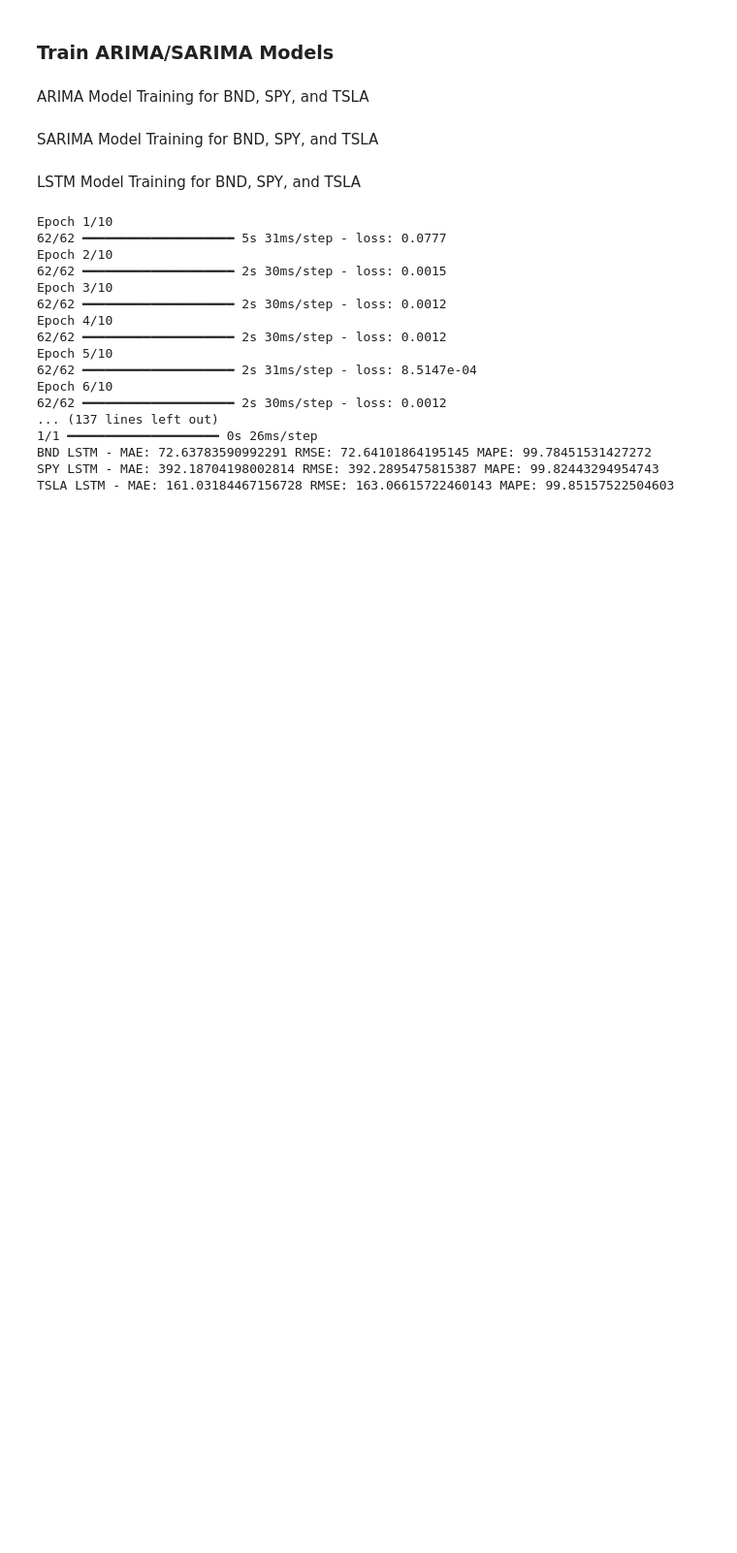
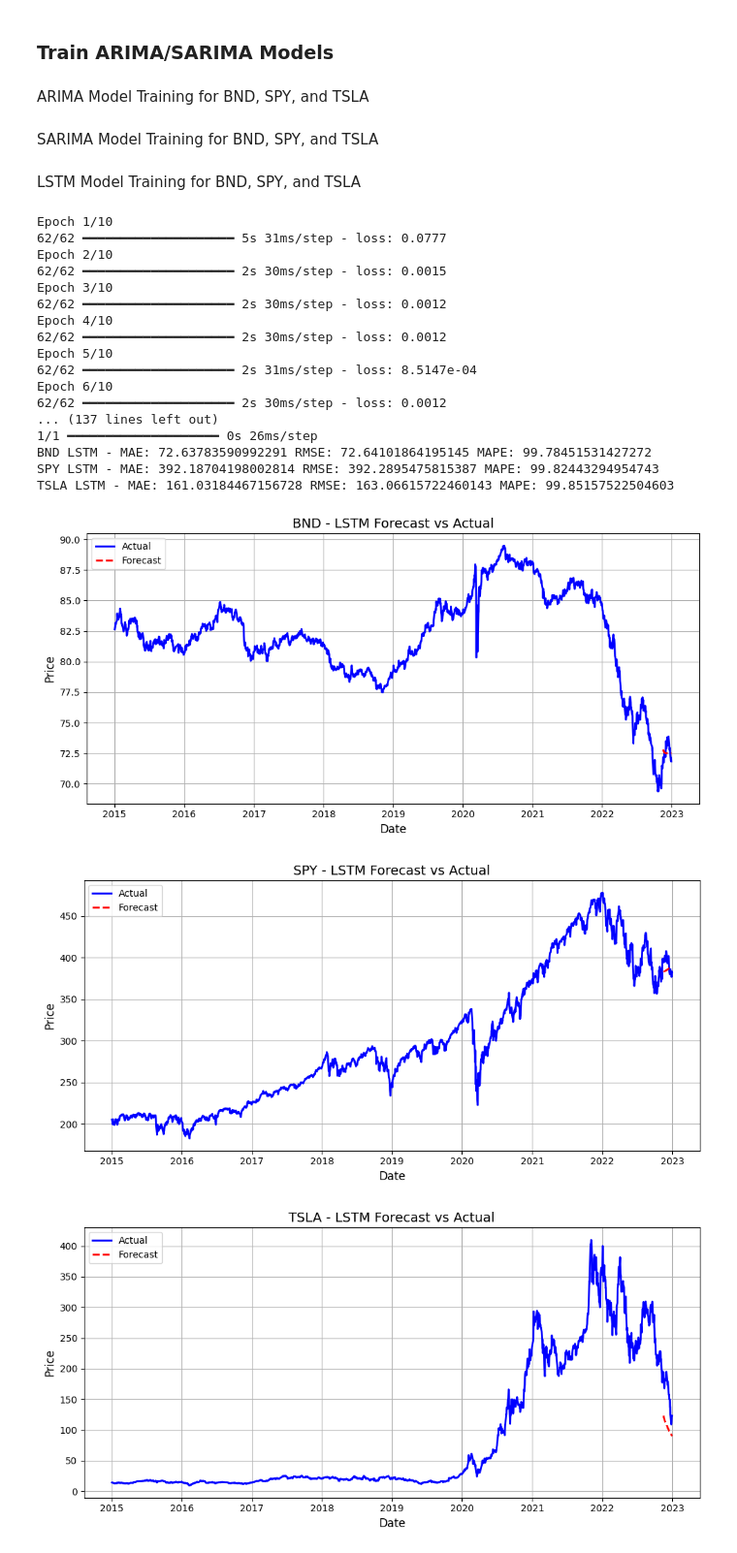
Before and after one commit to Birkity/PortfolioPredictor, a Jupyter notebook: notebooks/task_2.ipynb, the cells around one changed output. Shown at 97% size. Saved outputs shown, nothing was run; the diff lists cells and outputs as text; code cells hidden in the pictures; blank space fills up the shorter version.

Commit message:
Plotting the forecast

```diff
--- a/notebooks/task_2.ipynb
+++ b/notebooks/task_2.ipynb
@@ -168,3 +168,35 @@ Epoch 6/10
 BND LSTM - MAE: 72.63783590992291 RMSE: 72.64101864195145 MAPE: 99.78451531427272
 SPY LSTM - MAE: 392.18704198002814 RMSE: 392.2895475815387 MAPE: 99.82443294954743
 TSLA LSTM - MAE: 161.03184467156728 RMSE: 163.06615722460143 MAPE: 99.85157522504603
+# %%
+import matplotlib.pyplot as plt
+import numpy as np
+
+def plot_forecast(data, forecast, title):
+    plt.figure(figsize=(10, 5))
+    plt.plot(data.index, data['Close'], label='Actual', color='blue', linewidth=2)
+    plt.plot(data.index[-len(forecast):], forecast, label='Forecast', color='red', linestyle='--', linewidth=2)
+    plt.title(f"{title} - LSTM Forecast vs Actual", fontsize=14)
+    plt.xlabel('Date', fontsize=12)
+    plt.ylabel('Price', fontsize=12)
+    plt.legend(loc='upper left', fontsize=10)
+    plt.grid(True)
+    plt.tight_layout()
+    plt.show()
+
+def invert_scaling(forecast, original_data):
+    min_val = original_data.min()
+    max_val = original_data.max()
+    return forecast * (max_val - min_val) + min_val
+
+forecast_bnd_lstm_inverted = invert_scaling(forecast_bnd_lstm, bnd_data['Close'])
+forecast_spy_lstm_inverted = invert_scaling(forecast_spy_lstm, spy_data['Close'])
+forecast_tsla_lstm_inverted = invert_scaling(forecast_tsla_lstm, tsla_data['Close'])
+
+plot_forecast(bnd_data, forecast_bnd_lstm_inverted, "BND")
+plot_forecast(spy_data, forecast_spy_lstm_inverted, "SPY")
+plot_forecast(tsla_data, forecast_tsla_lstm_inverted, "TSLA")
+# %% [output]
+[figure, added]
+[figure, added]
+[figure, added]
```
